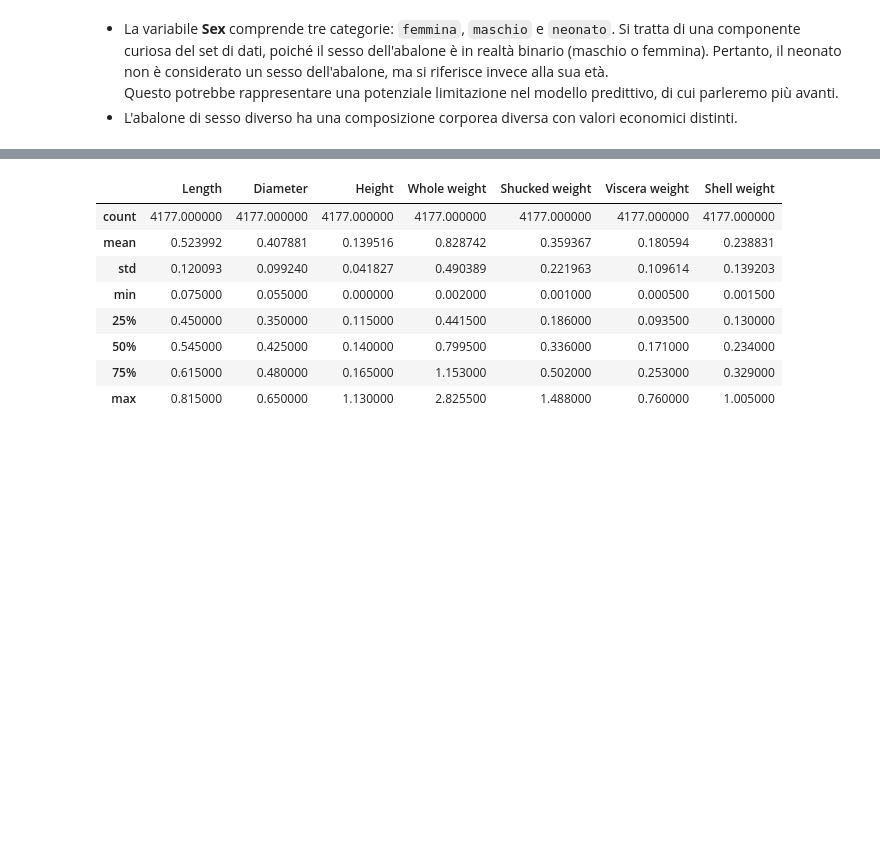
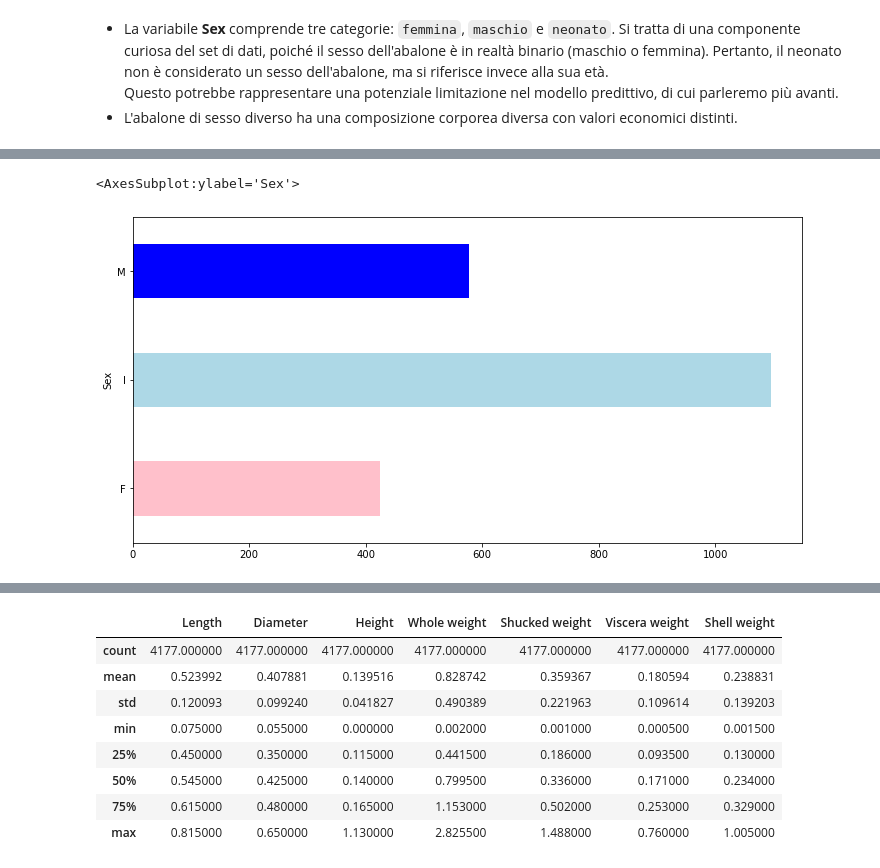
Before and after one commit to albispark/progetto-data-intensive, a Jupyter notebook: Progetto.ipynb, the cells around one changed output, grey strips where cells are left out. Saved outputs shown, nothing was run; the diff lists cells and outputs as text; code cells hidden in the pictures; blank space fills up the shorter version.

```diff
--- a/Progetto.ipynb
+++ b/Progetto.ipynb
@@ -184,0 +220,5 @@ Questo potrebbe rappresentare una potenziale limitazione nel modello predittivo,
+# %%
+data.groupby(["Age", "Sex"]).size()["Young"].plot.barh(color=["pink", "lightblue", "blue"], figsize=(12,6))
+# %% [output]
+<AxesSubplot:ylabel='Sex'>
+[figure, added]
```
Also changed, not shown: parts of 115 cells of this notebook.
